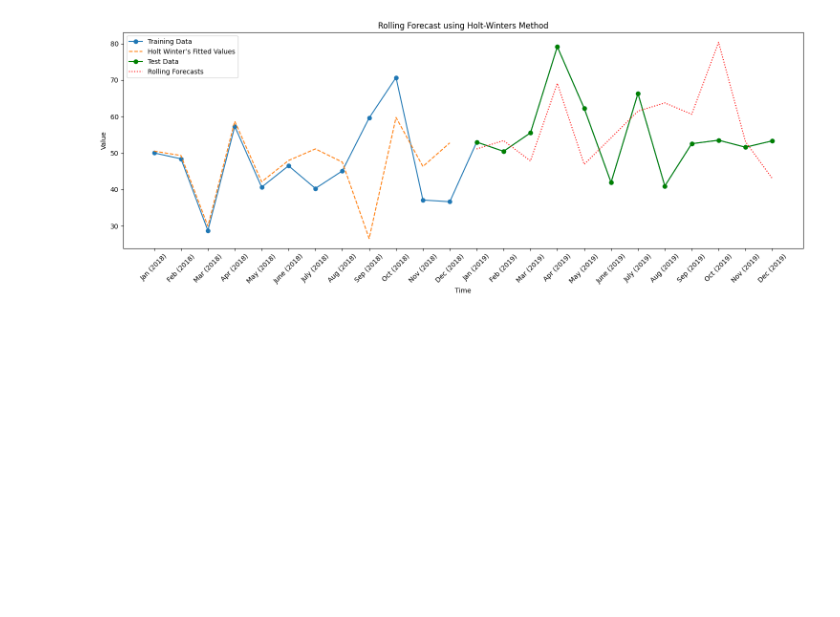
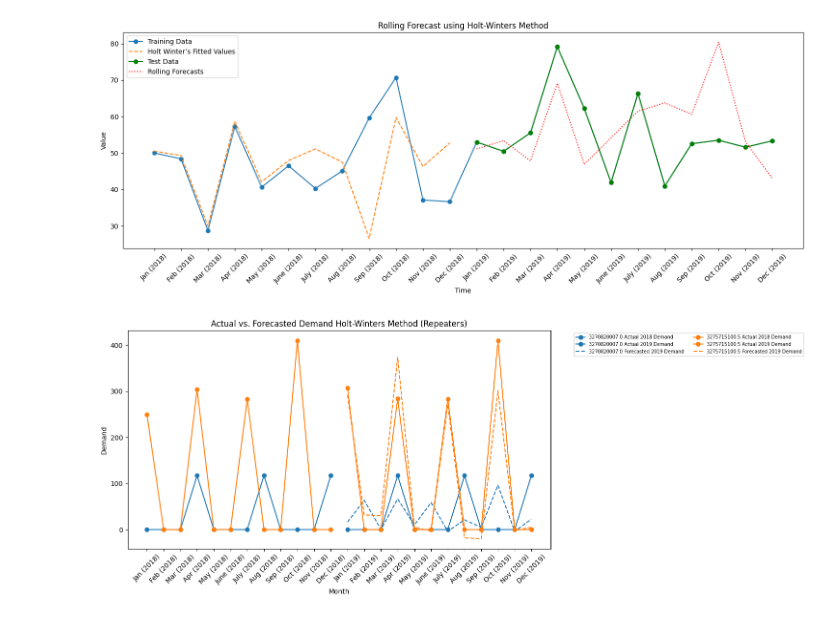
Before and after one commit to achchala/inventory-forecasting, a Jupyter notebook: holt_winters.ipynb, the cells around one changed output. Cells and saved outputs as stored; diff of their text form; code cells hidden in the pictures; blank space fills up the shorter version.

Commit message:
HW graphs

```diff
--- a/holt_winters.ipynb
+++ b/holt_winters.ipynb
@@ -107,3 +107,83 @@ plt.tight_layout()
 plt.show()
 # %% [output]
 [figure]
+# %%
+df_repeaters = df[df['Coeff_Code'] == 'Repeater'].set_index('Part ID').drop(columns=['Coeff_Code'])
+df_runners = df[df['Coeff_Code'] == 'Runner'].set_index('Part ID').drop(columns=['Coeff_Code'])
+df_selected = df[df['Coeff_Code'].isin(['Spiker', 'Stranger'])].set_index('Part ID').drop(columns=['Coeff_Code'])
+
+start_index_2018 = df_repeaters.columns.get_loc("Jan (2018)")
+end_index_2018 = df_repeaters.columns.get_loc("Dec (2018)")
+start_index_2019 = df_repeaters.columns.get_loc("Jan (2019)")
+end_index_2019 = df_repeaters.columns.get_loc("Dec (2019)")
+
+start_index_2018 = df_runners.columns.get_loc("Jan (2018)")
+end_index_2018 = df_runners.columns.get_loc("Dec (2018)")
+start_index_2019 = df_runners.columns.get_loc("Jan (2019)")
+end_index_2019 = df_runners.columns.get_loc("Dec (2019)")
+
+start_index_2018 = df_selected.columns.get_loc("Jan (2018)")
+end_index_2018 = df_selected.columns.get_loc("Dec (2018)")
+start_index_2019 = df_selected.columns.get_loc("Jan (2019)")
+end_index_2019 = df_selected.columns.get_loc("Dec (2019)")
+# %%
+
+
+plt.figure(figsize=(15, 6))
+colors = plt.cm.tab10(np.linspace(0, 1, 10))
+
+
+alpha = 0.1
+beta = 0.7
+gamma = 0.4
+seasonal_periods = 6  # Adjust based on your data's seasonality
+seasonality_type = 'add'  # or 'mul' for multiplicative seasonality
+
+mad_list = []
+mse_list = []
+mape_list = []
+
+months_2018 = df_repeaters.columns[start_index_2018:end_index_2018+1]
+months_2019 = df_repeaters.columns[start_index_2019:end_index_2019+1]
+
+num_products_processed = 0
+
+for product_id, row in df_repeaters.iterrows():
+    if product_id in (3275715100.5, 3270820007.0):
+        color = colors[num_products_processed % len(colors)]
+
+        numeric_data = pd.to_numeric(row, errors='coerce').fillna(0)
+        train_data = numeric_data.iloc[start_index_2018:end_index_2018+1].copy()
+        test_data = numeric_data.iloc[start_index_2019:end_index_2019+1]
+
+        if not train_data.empty:
+            model = ExponentialSmoothing(train_data, trend='add', seasonal=seasonality_type, seasonal_periods=seasonal_periods, initialization_method="legacy-heuristic")
+            fitted_model = model.fit(smoothing_level=alpha, smoothing_trend=beta, smoothing_seasonal=gamma, optimized=False)
+
+            full_data = pd.concat([train_data, test_data])
+            forecasts = []
+            errors = []
+
+            for i in range(len(test_data)):
+                updated_train_data = full_data.iloc[:len(train_data)+i]
+                model = ExponentialSmoothing(updated_train_data, trend='add', seasonal=seasonality_type, seasonal_periods=seasonal_periods, initialization_method="legacy-heuristic")
+                fitted_model = model.fit(smoothing_level=alpha, smoothing_trend=beta, smoothing_seasonal=gamma, optimized=False)
+
+                next_forecast = fitted_model.forecast(steps=1).iloc[0]
+                forecasts.append(next_forecast)
+
+            plt.plot(months_2018, train_data, marker='o', color=color, label=f'{product_id} Actual 2018 Demand')
+            plt.plot(months_2019, test_data, marker='o', color=color, label=f'{product_id} Actual 2019 Demand')
+            plt.plot(months_2019, forecasts, linestyle='--', color=color, label=f'{product_id} Forecasted 2019 Demand')
+
+        num_products_processed += 1
+
+plt.xlabel('Month')
+plt.ylabel('Demand')
+plt.title('Actual vs. Forecasted Demand Holt-Winters Method (Repeaters)')
+plt.legend(bbox_to_anchor=(1.05, 1), loc='upper left', fontsize='x-small', ncol=2)
+plt.xticks(rotation=45)
+plt.tight_layout()
+plt.show()
+# %% [output]
+[figure, added]
```
Also changed, not shown: parts of 2 cells of this notebook.
